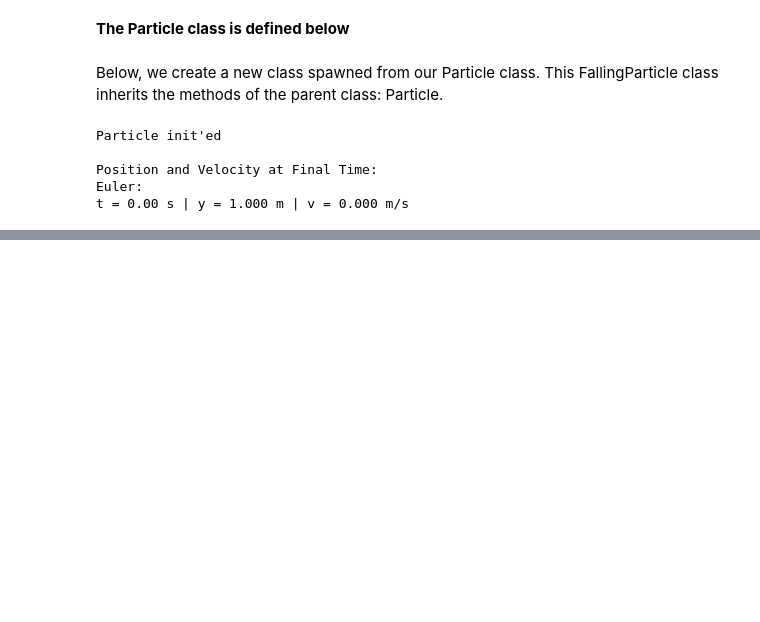
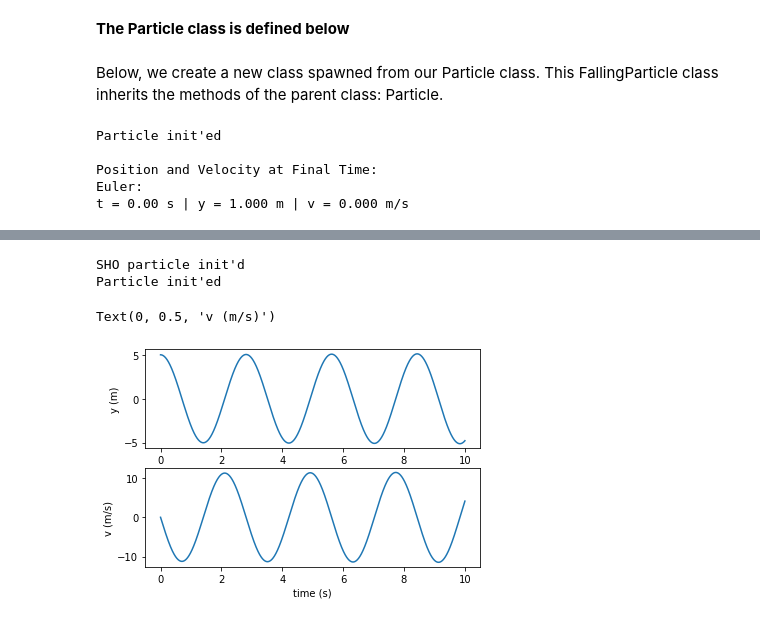
Before and after one commit to eric-barrett/Lectures, a Jupyter notebook: Lecture3.ipynb, the cells around one changed output, grey strips where cells are left out. Cells and saved outputs as stored; diff of their text form; code cells hidden in the pictures; blank space fills up the shorter version.

```diff
--- a/Lecture3.ipynb
+++ b/Lecture3.ipynb
@@ -173,0 +241,27 @@ t = 0.00 s | y = 1.000 m | v = 0.000 m/s
+# %%
+class SimpleHarmonicOscillator(Particle):
+    def __init__(self,m = 1.0, y0 = 1.0 , v0 = 0.0, tf = 10.0,  dt = 0.001, k=1.0):
+        print("SHO particle init'd")
+        super().__init__(m,y0,v0,tf,dt)
+        self.k = k
+
+    def F(self, y, v, t):
+        return -self.k*self.y
+
+SHO = SimpleHarmonicOscillator(y0=5.0,k=5.0)
+SHO.trajectory()
+
+fig, axs = plt.subplots(2,1)
+plt.axes(axs[0])
+plt.plot(SHO.tarray,SHO.y_array)
+plt.xlabel('time (s)')
+plt.ylabel('y (m)')
+plt.axes(axs[1])
+plt.plot(SHO.tarray,SHO.v_array)
+plt.xlabel('time (s)')
+plt.ylabel('v (m/s)')
+# %% [output]
+SHO particle init'd
+Particle init'ed
+Text(0, 0.5, 'v (m/s)')
+[figure, added]
```
Also changed, not shown: parts of 4 cells of this notebook, 1 other file.
